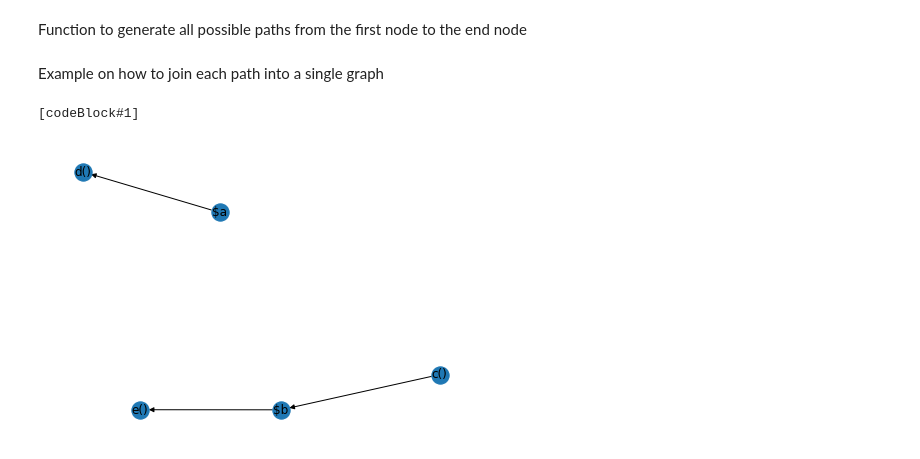
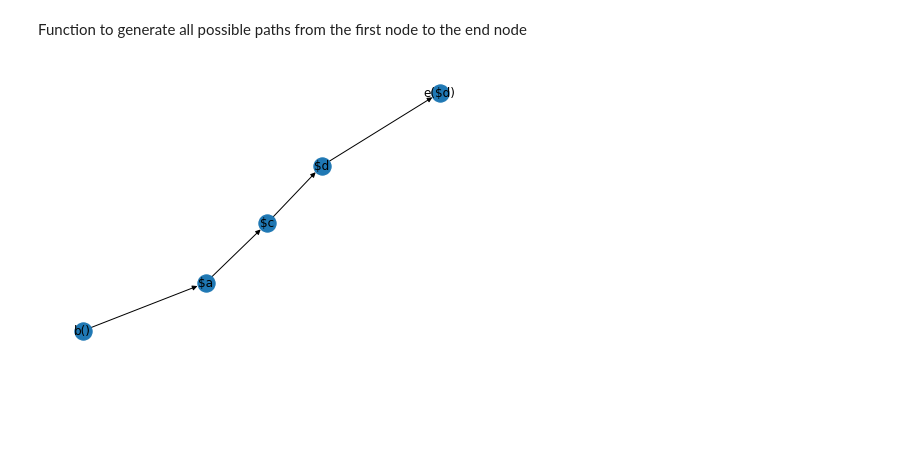
Before and after one commit to genlike/ssoft2022, a Jupyter notebook: testing.ipynb, the cells around one changed output. Saved outputs shown, nothing was run; the diff lists cells and outputs as text; code cells hidden in the pictures; blank space fills up the shorter version.

```diff
--- a/testing.ipynb
+++ b/testing.ipynb
@@ -363,41 +425,56 @@ Function to generate all possible paths from the first node to the end node
 # %%
-def getPossiblePaths(programGraph):
-    def fillneighbours(programGraph):
+def getPossibleProgramPaths(programGraph):
+    def get_neighbours_all_nodes(programGraph):
         neighbours = {}
         for edge in programGraph.edges:
             if edge[0] not in neighbours.keys():
                 neighbours[edge[0]] = [edge[1]]
             else:
                 neighbours[edge[0]].append(edge[1])
         return neighbours
     def getPaths(visited, neighbours, node, endNode):
         if node == endNode:
             paths.append(visited)
         if node not in neighbours.keys():
             return
         for neighbour in neighbours[node]:
             getPaths(visited + [neighbour,], neighbours, neighbour, endNode)
 
     #Output struture
     paths = []
+
     #This is a support structure to make it easier to traverse each nodes neighbours
-    neighbours = fillneighbours(programGraph)
-    getPaths([programGraph.nodes[0]], \
-            neighbours, programGraph.nodes[0],\
-            programGraph.nodes[len(programGraph.nodes)-1])
+    neighbours = get_neighbours_all_nodes(programGraph)
+
+    # Try Except is necessary because sometimes there is only one node in the Program graph
+    try:
+        getPaths(
+            [programGraph.edges[0][0]],
+            neighbours,
+            programGraph.edges[0][0],
+            programGraph.edges[-1][1]
+        )
+    except:
+        paths = [[list(programGraph.nodes)[0]]]
     return paths
+
+def getPossibleGraphs(lst:list) -> list:
+    if isinstance(lst[0], CustomGraph):
+        return_graph = CustomGraph(name="Final")
+        for graph in lst:
+            return_graph.add_edges_from(graph.edges)
+        return return_graph
+    if isinstance(lst[0], list):
+        return [getPossibleGraphs(combination) for combination in lst]
+
+listOfCombinations = getPossibleProgramPaths(programGraph)
+listOfGraphs = getPossibleGraphs(listOfCombinations)
+
+for combination in listOfCombinations:
+    debugGraph = nx.DiGraph()
+    for graph in combination:
+        debugGraph.add_edges_from(list(graph.edges))
+    nx.draw(debugGraph, with_labels=True)
+    plt.show()
+# %% [output]
+[figure, added]
-# %% [markdown]
-Example on how to join each path into a single graph
-# %%
-listOfCombinations = getPossiblePaths(programGraph)
-
-for combination in listOfCombinations:
-    print(combination)
-    debugGraph = nx.DiGraph()
-    for graph in combination:
-        debugGraph.add_edges_from(graph.edges)
-    nx.draw(debugGraph, with_labels=True)
-    plt.show()
-# %% [output]
-[codeBlock#1]
-[figure, removed]
```
Also changed, not shown: parts of 13 cells of this notebook.
